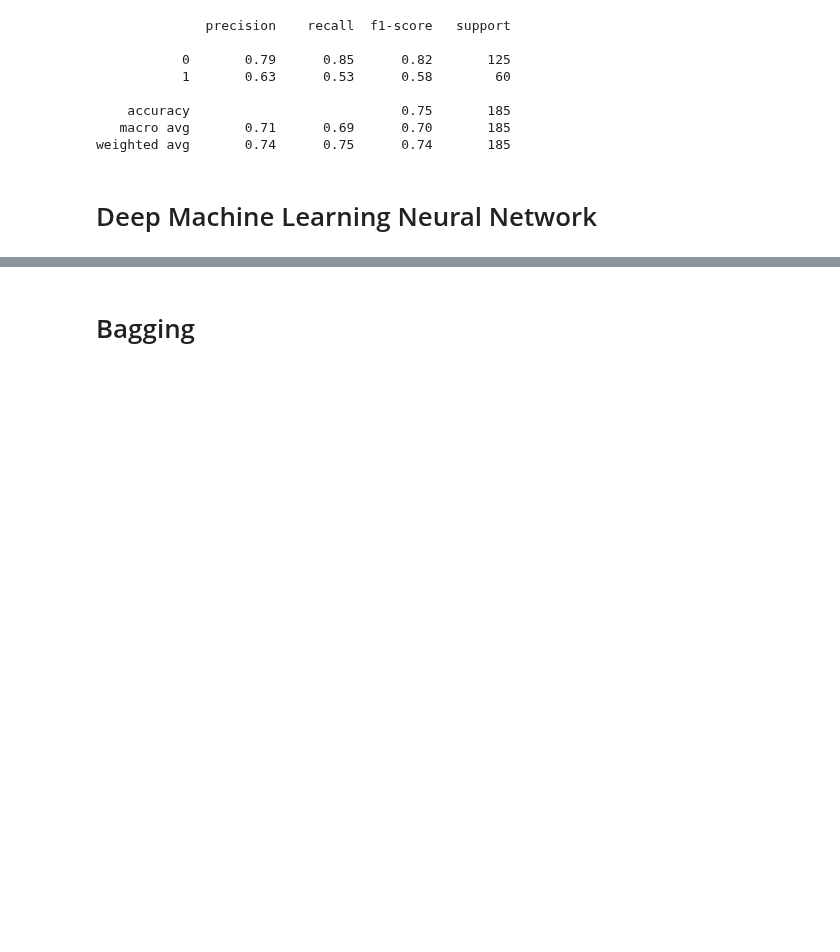
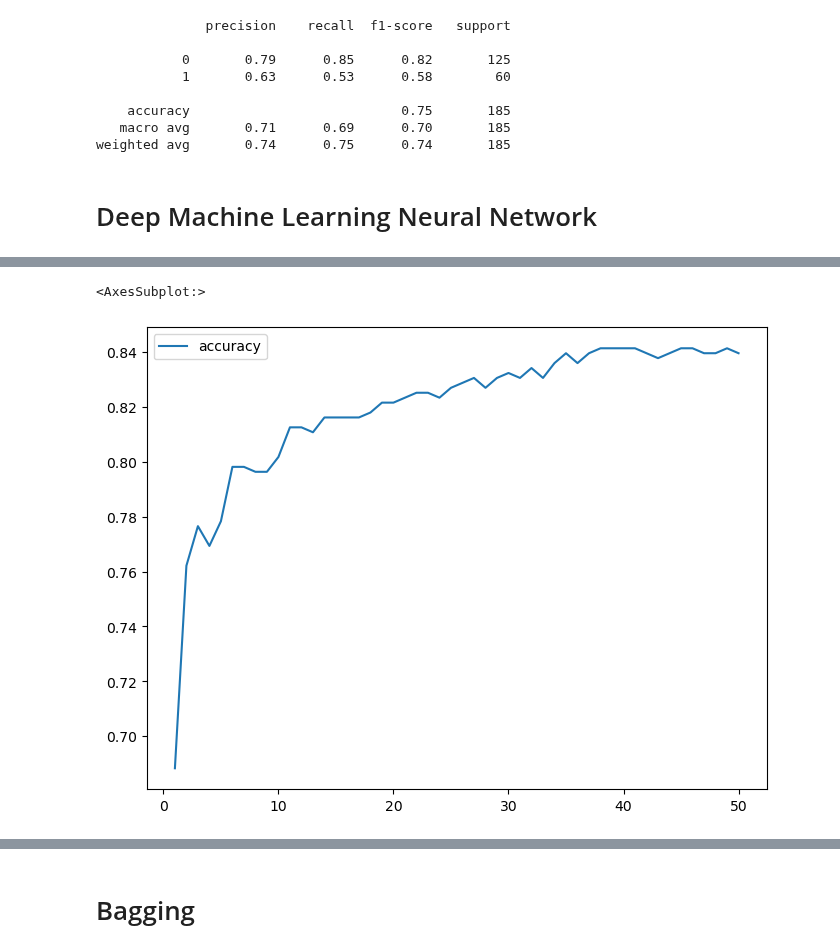
Before and after one commit to jenny0741/final_project, a Jupyter notebook: notebooks/data_query.ipynb, the cells around one changed output, grey strips where cells are left out. Cells and saved outputs as stored; diff of their text form; code cells hidden in the pictures; blank space fills up the shorter version.

```diff
--- a/notebooks/data_query.ipynb
+++ b/notebooks/data_query.ipynb
@@ -278,0 +310,6 @@ Loss: 0.5144767165184021, Accuracy: 0.7621621489524841
+# %%
+# Plot the accuracy
+history_df.plot(y="accuracy")
+# %% [output]
+<AxesSubplot:>
+[figure, added]
```
Also changed, not shown: parts of 5 cells of this notebook, 4 other files.
